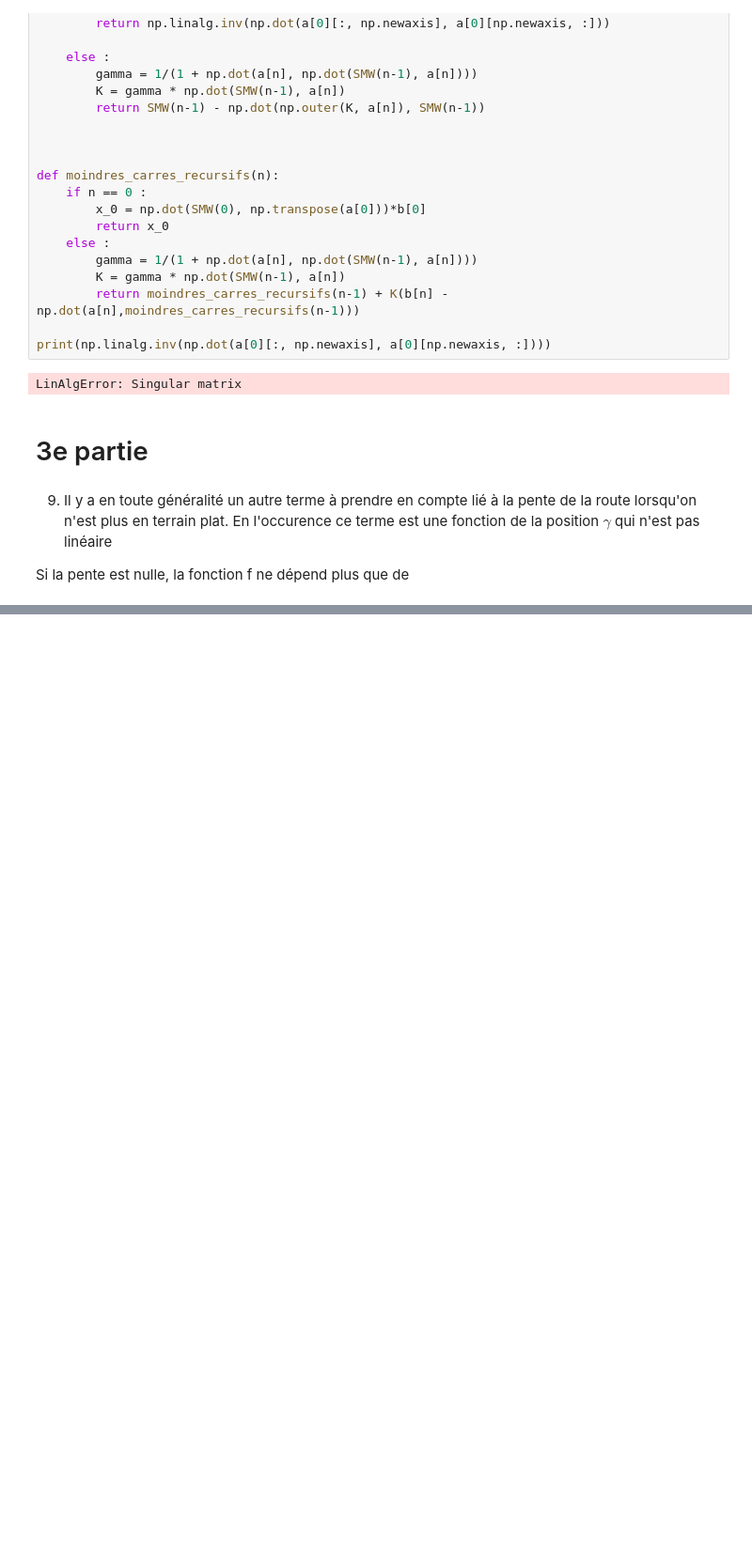
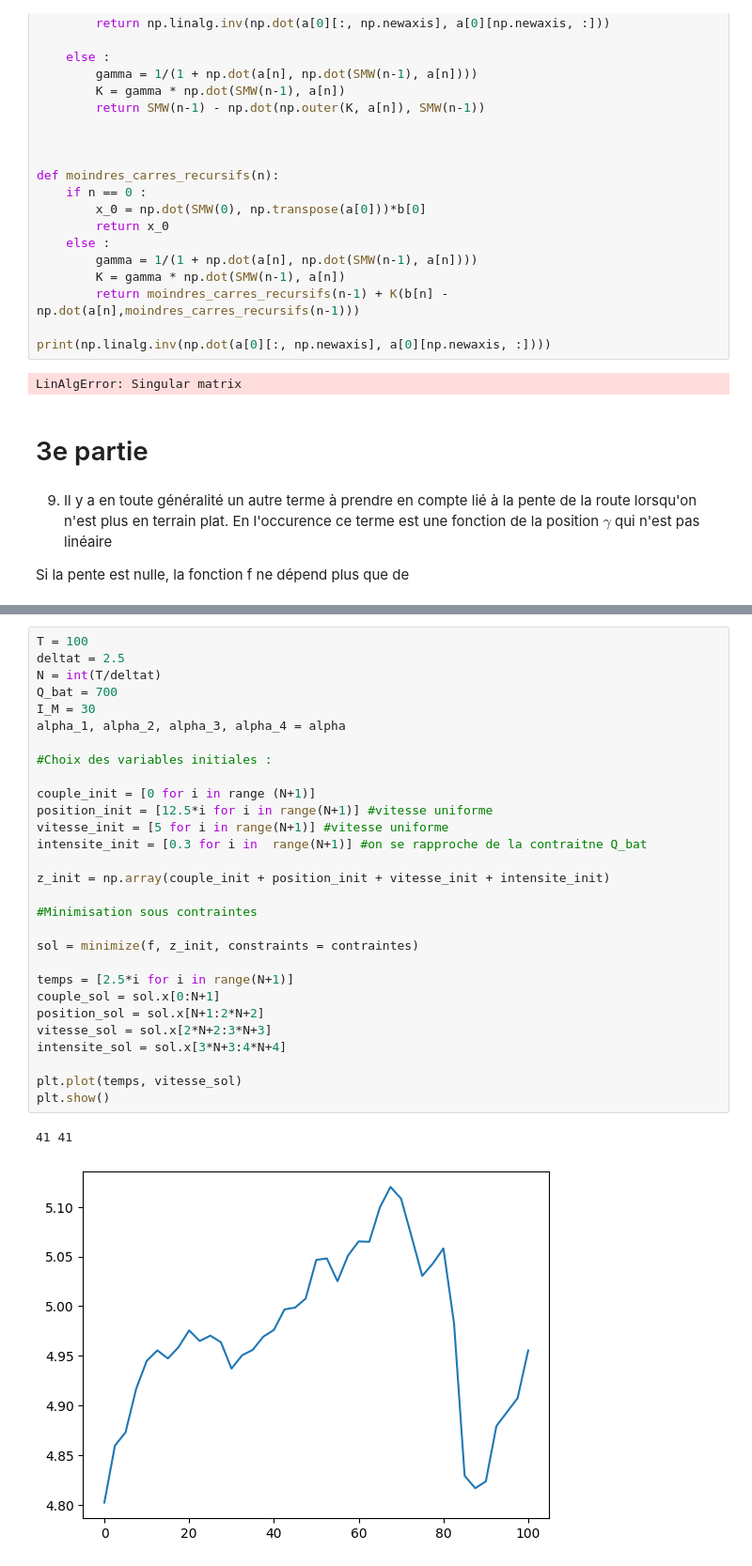
Before and after one commit to TLestanguet/OPTIMISATION, a Jupyter notebook: projet_opti.ipynb, the cells around one changed output, grey strips where cells are left out. Shown at 94% size. Cells and saved outputs as stored; diff of their text form; blank space fills up the shorter version.

```diff
--- a/projet_opti.ipynb
+++ b/projet_opti.ipynb
@@ -134,0 +230,32 @@ Si la pente est nulle, la fonction f ne dépend plus que de
+# %%
+T = 100
+deltat = 2.5
+N = int(T/deltat)
+Q_bat = 700
+I_M = 30
+alpha_1, alpha_2, alpha_3, alpha_4 = alpha
+
+#Choix des variables initiales :
+
+couple_init = [0 for i in range (N+1)]
+position_init = [12.5*i for i in range(N+1)] #vitesse uniforme
+vitesse_init = [5 for i in range(N+1)] #vitesse uniforme
+intensite_init = [0.3 for i in  range(N+1)] #on se rapproche de la contraitne Q_bat
+
+z_init = np.array(couple_init + position_init + vitesse_init + intensite_init)
+
+#Minimisation sous contraintes
+
+sol = minimize(f, z_init, constraints = contraintes)
+
+temps = [2.5*i for i in range(N+1)]
+couple_sol = sol.x[0:N+1]
+position_sol = sol.x[N+1:2*N+2]
+vitesse_sol = sol.x[2*N+2:3*N+3]
+intensite_sol = sol.x[3*N+3:4*N+4]
+
+plt.plot(temps, vitesse_sol)
+plt.show()
+# %% [output]
+41 41
+[figure, added]
```
Also changed, not shown: parts of 5 cells of this notebook.
